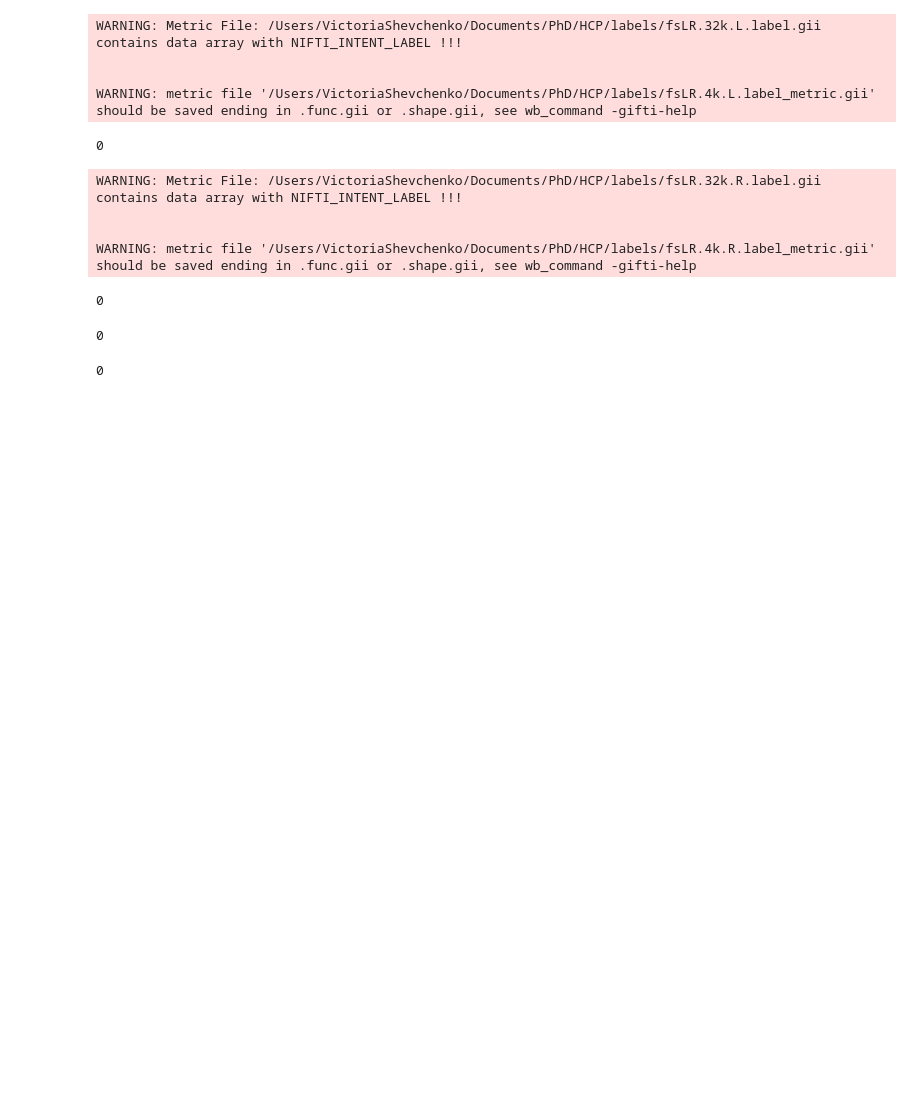
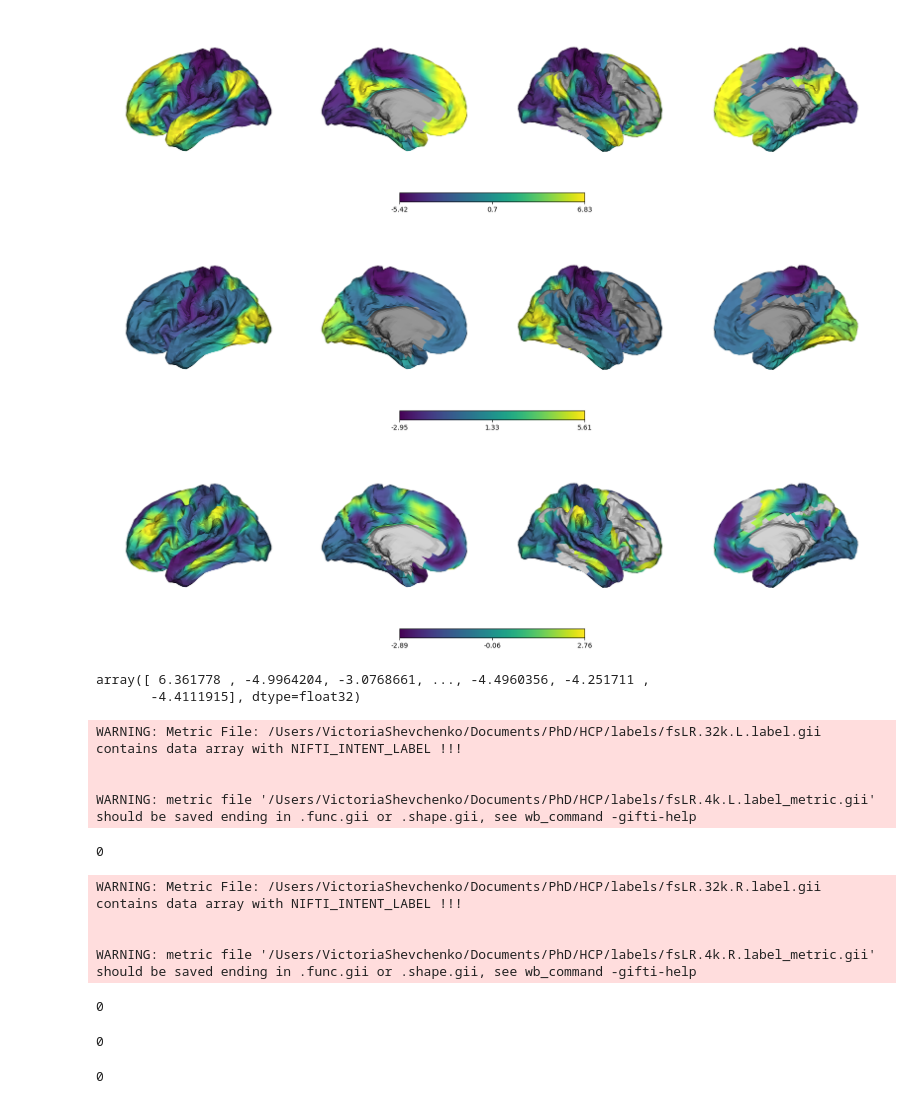
Before and after one commit to victoris93/feature-selection-scz, a Jupyter notebook: resample_gradients.ipynb, the cells around one changed output. Drawn from its saved outputs; the diff is of its cells as text; code cells hidden in the pictures; blank space fills up the shorter version.

```diff
--- a/resample_gradients.ipynb
+++ b/resample_gradients.ipynb
@@ -9,0 +97,22 @@ from austin_utils import save_gifti
+# %%
+from surfplot.plotting import Plot
+
+margulies_1grad_plot = Plot("HCP/surfaces/fslr_L_mid_4k.gii", "HCP/surfaces/fslr_R_mid_4k.gii", layout='row', zoom=1.2, size=(2000,400), mirror_views=False)
+margulies_2grad_plot = Plot("HCP/surfaces/fslr_L_mid_4k.gii", "HCP/surfaces/fslr_R_mid_4k.gii", layout='row', zoom=1.2, size=(2000,400), mirror_views=False)
+margulies_3grad_plot = Plot("HCP/surfaces/fslr_L_mid_4k.gii", "HCP/surfaces/fslr_R_mid_4k.gii", layout='row', zoom=1.2, size=(2000,400), mirror_views=False)
+
+margulies_1grad_plot.add_layer(margulies_gradients[0], cmap='viridis')
+margulies_2grad_plot.add_layer(margulies_gradients[1], cmap='viridis')
+margulies_3grad_plot.add_layer(margulies_gradients[2], cmap='viridis')
+
+margulies_1grad_plot = margulies_1grad_plot.build()
+margulies_2grad_plot = margulies_2grad_plot.build()
+margulies_3grad_plot = margulies_3grad_plot.build()
+
+margulies_1grad_plot.show()
+margulies_2grad_plot.show()
+margulies_3grad_plot.show()
+# %% [output]
+[figure, added]
+[figure, added]
+[figure, added]
@@ -10 +122,6 @@ from austin_utils import save_gifti
+# %%
+np.load("HCP/Gradients_Margulies2016/fsLR/hcp.embed.grad_1.fsLR.4k.npy")
+# %% [output]
+array([ 6.361778 , -4.9964204, -3.0768661, ..., -4.4960356, -4.251711 ,
+       -4.4111915], dtype=float32)
 # %%
```
Also changed, not shown: parts of 14 cells of this notebook, 1 other file.
